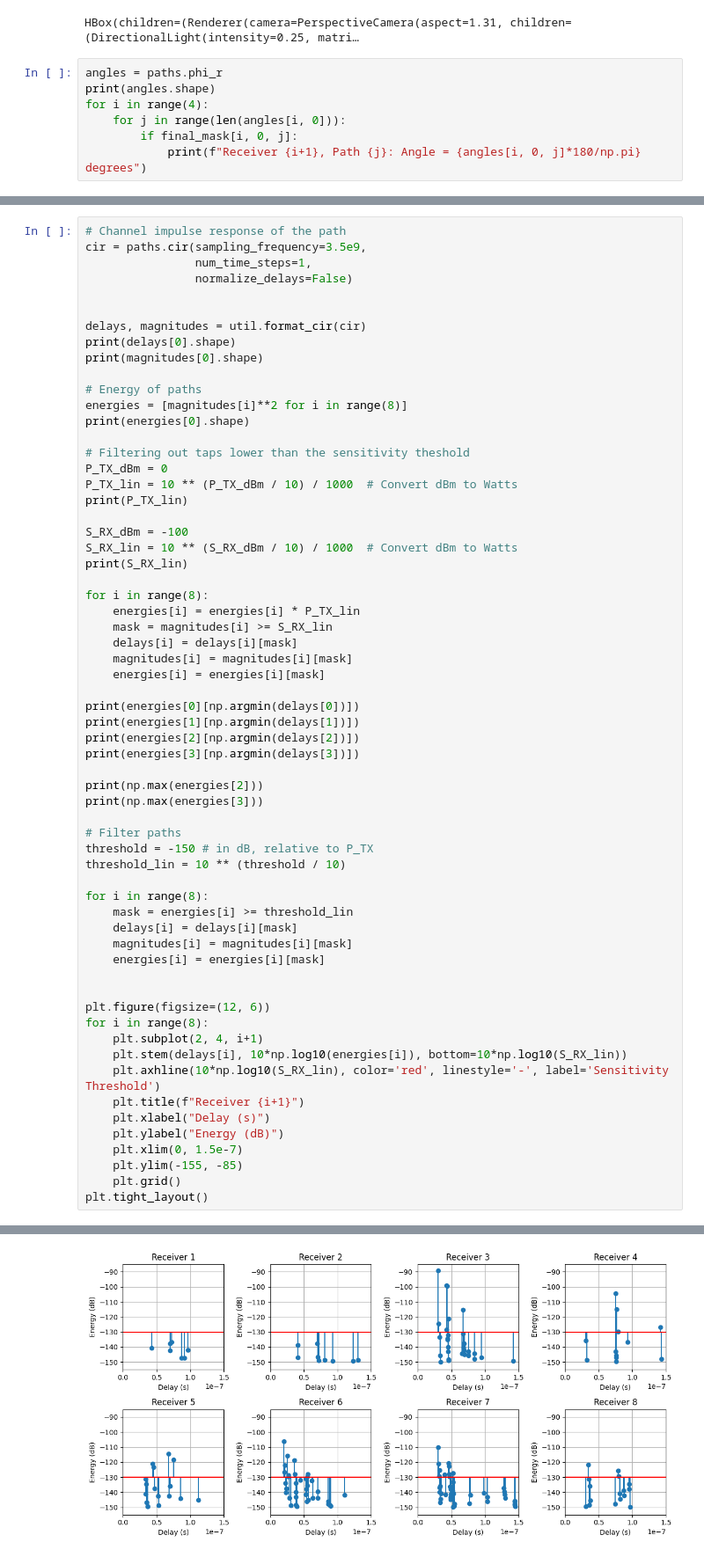
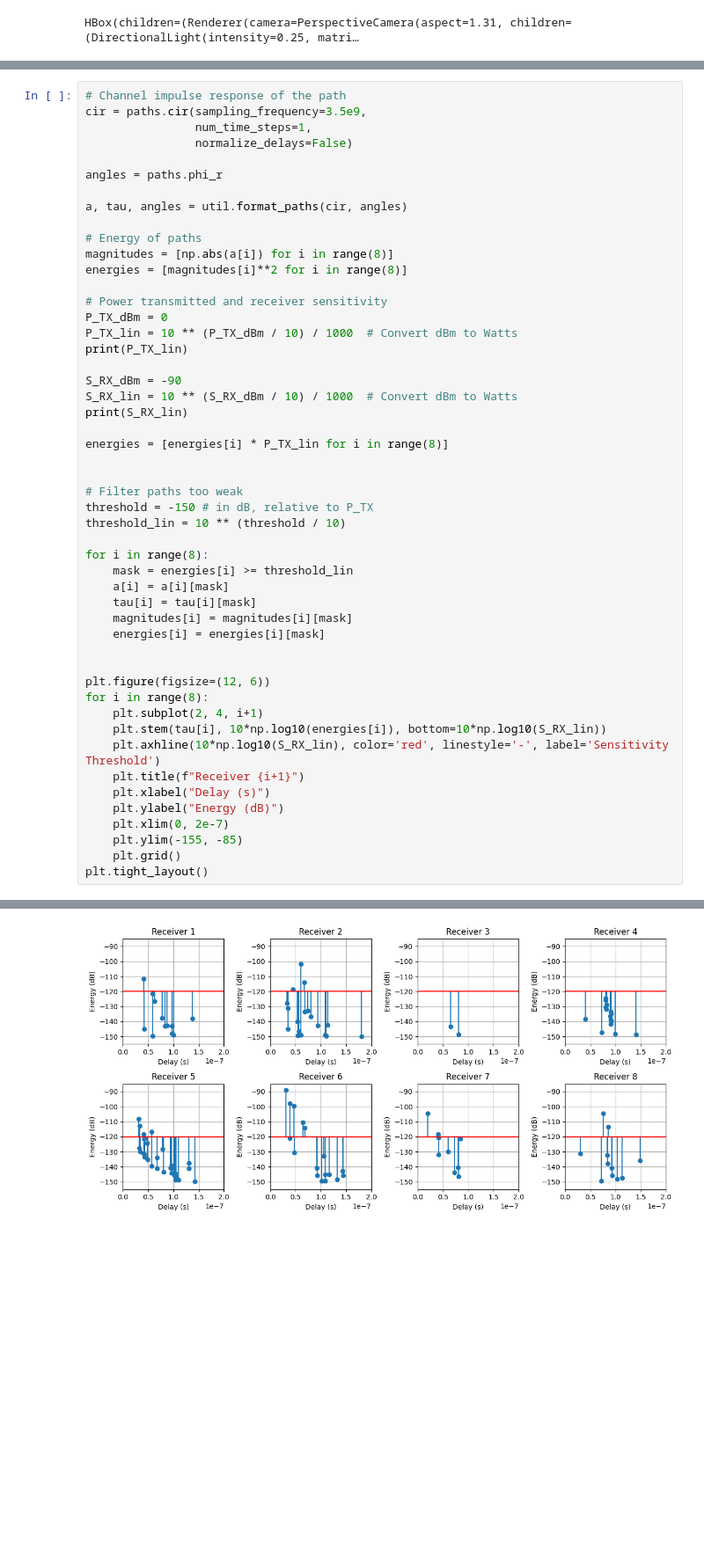
Before and after one commit to lraviart/RayTracing, a Jupyter notebook: Localization/SimpleReflexion.ipynb, the cells around one changed output, grey strips where cells are left out. Shown at 88% size. Saved outputs shown, nothing was run; the diff lists cells and outputs as text; blank space fills up the shorter version.

```diff
--- a/Localization/SimpleReflexion.ipynb
+++ b/Localization/SimpleReflexion.ipynb
@@ -164,10 +167,3 @@ paths._a = (
 scene.preview(paths=paths)
 # %% [output]
 HBox(children=(Renderer(camera=PerspectiveCamera(aspect=1.31, children=(DirectionalLight(intensity=0.25, matri…
-# %%
-angles = paths.phi_r
-print(angles.shape)
-for i in range(4):
-    for j in range(len(angles[i, 0])):
-        if final_mask[i, 0, j]:
-            print(f"Receiver {i+1}, Path {j}: Angle = {angles[i, 0, j]*180/np.pi} degrees")
@@ -188,46 +173,34 @@ cir = paths.cir(sampling_frequency=3.5e9,
                 num_time_steps=1,
                 normalize_delays=False)
 
+angles = paths.phi_r
 
-delays, magnitudes = util.format_cir(cir)
-print(delays[0].shape)
-print(magnitudes[0].shape)
+a, tau, angles = util.format_paths(cir, angles)
 
 # Energy of paths
+magnitudes = [np.abs(a[i]) for i in range(8)]
 energies = [magnitudes[i]**2 for i in range(8)]
-print(energies[0].shape)
 
-# Filtering out taps lower than the sensitivity theshold
+# Power transmitted and receiver sensitivity
 P_TX_dBm = 0
 P_TX_lin = 10 ** (P_TX_dBm / 10) / 1000  # Convert dBm to Watts
 print(P_TX_lin)
 
-S_RX_dBm = -100
+S_RX_dBm = -90
 S_RX_lin = 10 ** (S_RX_dBm / 10) / 1000  # Convert dBm to Watts
 print(S_RX_lin)
 
-for i in range(8):
-    energies[i] = energies[i] * P_TX_lin
-    mask = magnitudes[i] >= S_RX_lin
-    delays[i] = delays[i][mask]
-    magnitudes[i] = magnitudes[i][mask]
-    energies[i] = energies[i][mask]
+energies = [energies[i] * P_TX_lin for i in range(8)]
 
-print(energies[0][np.argmin(delays[0])])
-print(energies[1][np.argmin(delays[1])])
-print(energies[2][np.argmin(delays[2])])
-print(energies[3][np.argmin(delays[3])])
 
-print(np.max(energies[2]))
-print(np.max(energies[3]))
-
-# Filter paths
+# Filter paths too weak
 threshold = -150 # in dB, relative to P_TX
 threshold_lin = 10 ** (threshold / 10)
 
 for i in range(8):
     mask = energies[i] >= threshold_lin
-    delays[i] = delays[i][mask]
+    a[i] = a[i][mask]
+    tau[i] = tau[i][mask]
     magnitudes[i] = magnitudes[i][mask]
     energies[i] = energies[i][mask]
 
@@ -235,12 +208,12 @@ for i in range(8):
 plt.figure(figsize=(12, 6))
 for i in range(8):
     plt.subplot(2, 4, i+1)
-    plt.stem(delays[i], 10*np.log10(energies[i]), bottom=10*np.log10(S_RX_lin))
+    plt.stem(tau[i], 10*np.log10(energies[i]), bottom=10*np.log10(S_RX_lin))
     plt.axhline(10*np.log10(S_RX_lin), color='red', linestyle='-', label='Sensitivity Threshold')
     plt.title(f"Receiver {i+1}")
     plt.xlabel("Delay (s)")
     plt.ylabel("Energy (dB)")
-    plt.xlim(0, 1.5e-7)
+    plt.xlim(0, 2e-7)
     plt.ylim(-155, -85)
     plt.grid()
 plt.tight_layout()
@@ -259 +223 @@ plt.tight_layout()
-[figure, old version]
+[figure, new version]
```
Also changed, not shown: parts of 8 cells of this notebook, 36 other files.
